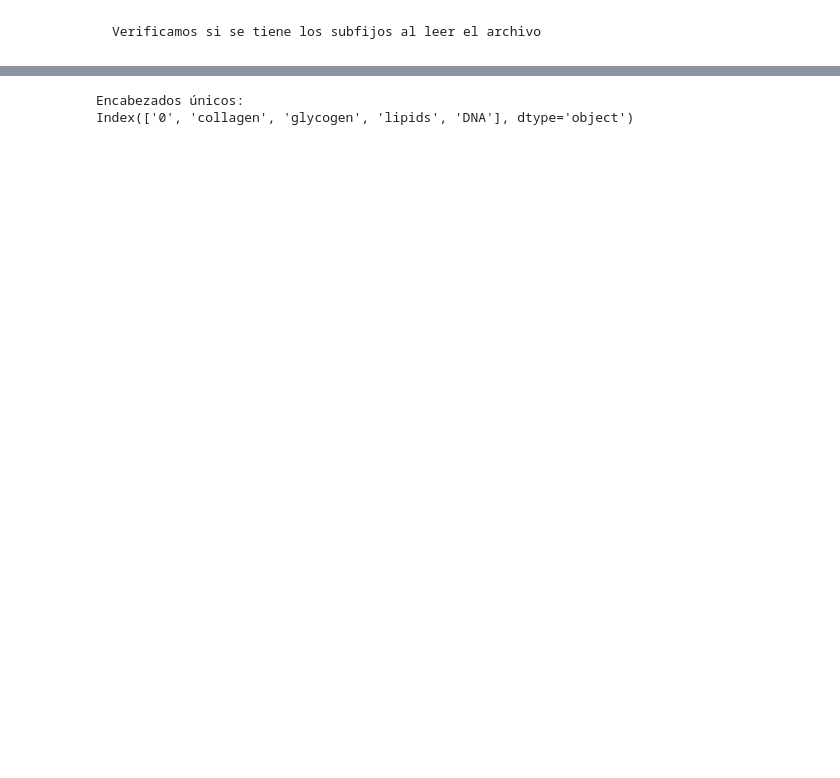
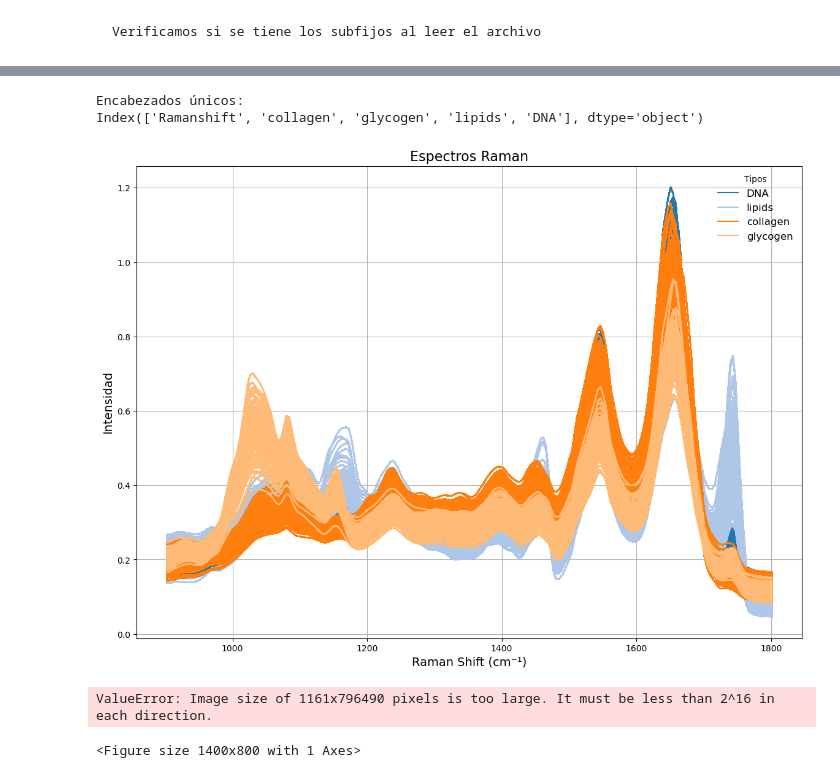
Before and after one commit to diegoseo/Proyecto-TFG, a Jupyter notebook: Ricardo/lectura-juan.ipynb, the cells around one changed output, grey strips where cells are left out. Saved outputs shown, nothing was run; the diff lists cells and outputs as text; code cells hidden in the pictures; blank space fills up the shorter version.

Commit message:
graficas

```diff
--- a/Ricardo/lectura-juan.ipynb
+++ b/Ricardo/lectura-juan.ipynb
@@ -29,15 +35,10 @@ print(df.head())
 # %% [markdown]
     Verificamos si se tiene los subfijos al leer el archivo
 # %%
-import re #regex para validar si existe subfijos
-
 if any(re.search(r'\.\d+$', col) for col in df.columns):
     # Si hay columnas con sufijos, eliminarlos
     df.columns = [re.sub(r'\.\d+$', '', col) for col in df.columns]
     print("Se eliminaron los sufijos numéricos de los encabezados.")
-else:
-    print("No se encontraron sufijos numéricos en los encabezados.")
-
 # Muestra las primeras filas del DataFrame para verificar
 print(df.head())
 # %% [output]
@@ -62,6 +63,61 @@ Se eliminaron los sufijos numéricos de los encabezados.
 unique_headers = df.columns.unique()
 print("\nEncabezados únicos:")
 print(unique_headers)
+
+# Identificar los tipos únicos de valores en los encabezados
+unique_types = set(col for col in df.columns if col != "Ramanshift")
 # %% [output]
 Encabezados únicos:
-Index(['0', 'collagen', 'glycogen', 'lipids', 'DNA'], dtype='object')
+Index(['Ramanshift', 'collagen', 'glycogen', 'lipids', 'DNA'], dtype='object')
+# %%
+# Colores para cada tipo
+colors = plt.cm.tab20.colors  # Una paleta de colores suficientemente grande
+color_map = {unique: colors[i % len(colors)] for i, unique in enumerate(unique_types)}
+
+# Graficar cada tipo una sola vez en la leyenda
+plt.figure(figsize=(14, 10))
+
+for unique_type in unique_types:
+    # Filtrar las columnas correspondientes al tipo actual
+    columns = [col for col in df.columns if col.startswith(unique_type)]
+
+    # Graficar todas las columnas del tipo actual
+    for col in columns:
+        plt.plot(df['Ramanshift'], df[col], color=color_map[unique_type], alpha=0.6)
+
+    # Agregar una entrada en la leyenda solo para el tipo (una vez)
+    plt.plot([], [], label=unique_type, color=color_map[unique_type])  # Dummy plot for legend
+
+# Etiquetas y leyendas
+plt.title("Espectros Raman", fontsize=16)
+plt.xlabel("Raman Shift (cm⁻¹)", fontsize=14)
+plt.ylabel("Intensidad", fontsize=14)
+plt.legend(title="Tipos", fontsize=12, loc='upper right', frameon=False)
+plt.grid(True)
+
+# Mostrar la gráfica
+plt.show()
+# %% [output]
+[figure, added]
+# %%
+# Filter the columns corresponding to the 'collagen' type
+collagen_columns = [col for col in df.columns if col.startswith("collagen")]
+
+# Plot only the columns of type 'collagen'
+plt.figure(figsize=(14, 8))
+
+for col in collagen_columns:
+    plt.plot(df['Ramanshift'], df[col], label=col, color=color_map["collagen"], alpha=0.6)
+
+# Configure the graph
+plt.title("Espectros Raman - Collagen", fontsize=16)
+plt.xlabel("Raman Shift (cm⁻¹)", fontsize=14)
+plt.ylabel("Intensidad", fontsize=14)
+plt.legend(title="Columnas", fontsize=10, loc='upper right', frameon=False)
+plt.grid(True)
+
+# Show the graph
+plt.show()
+# %% [output]
+ValueError: Image size of 1161x796490 pixels is too large. It must be less than 2^16 in each direction.
+<Figure size 1400x800 with 1 Axes>
```
Also changed, not shown: parts of 5 cells of this notebook, 5 other files.
